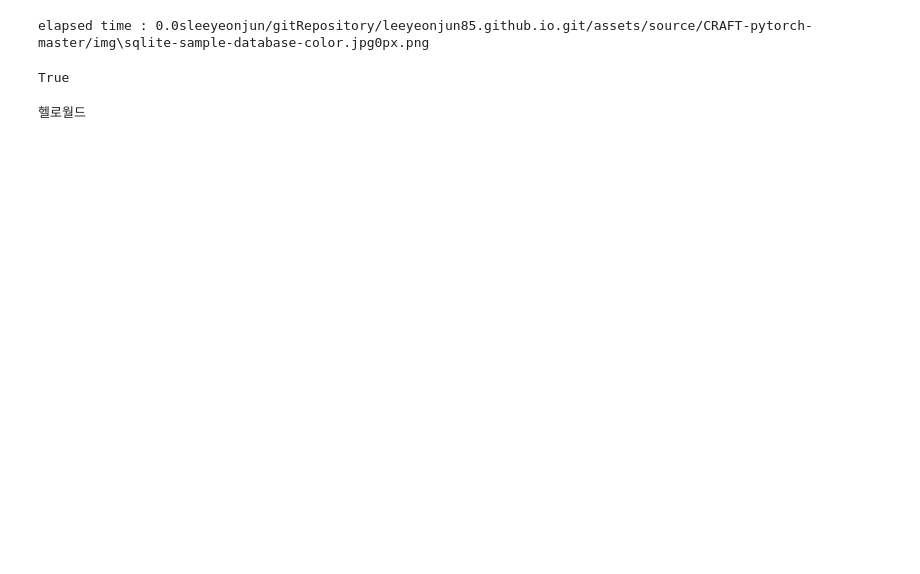
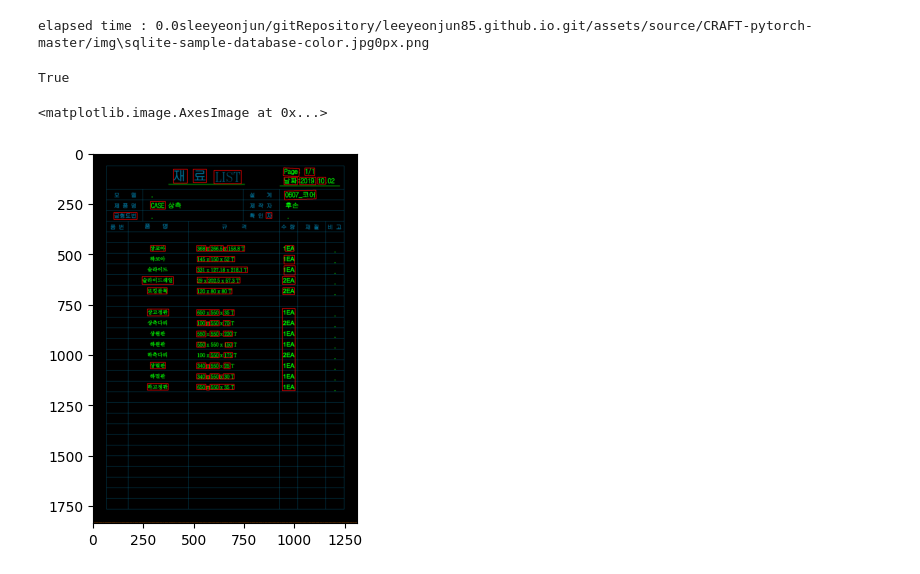
Before and after one commit to leeyeonjun85/leeyeonjun85.github.io, a Jupyter notebook: assets/source/CRAFT-pytorch-master/craft_test.ipynb, the cells around one changed output. Cells and saved outputs as stored; diff of their text form; code cells hidden in the pictures; blank space fills up the shorter version.

```diff
--- a/assets/source/CRAFT-pytorch-master/craft_test.ipynb
+++ b/assets/source/CRAFT-pytorch-master/craft_test.ipynb
@@ -204,7 +188,3 @@ mask_file = result_folder + "/res_" + filename + '_mask.jpg'
 cv2.imwrite(mask_file, score_text)
 # %% [output]
 True
-# %%
-print("헬로월드")
-# %% [output]
-헬로월드
@@ -210,0 +194,8 @@ print("헬로월드")
+# %%
+ocrImageArray = draw_ocr(image, bboxes)
+ocrImage = Image.fromarray(ocrImageArray)
+imgplot = plt.imshow(ocrImage)
+plt.imshow(ocrImage)
+# %% [output]
+<matplotlib.image.AxesImage at 0x...>
+[figure, added]
```
Also changed, not shown: parts of 8 cells of this notebook.
